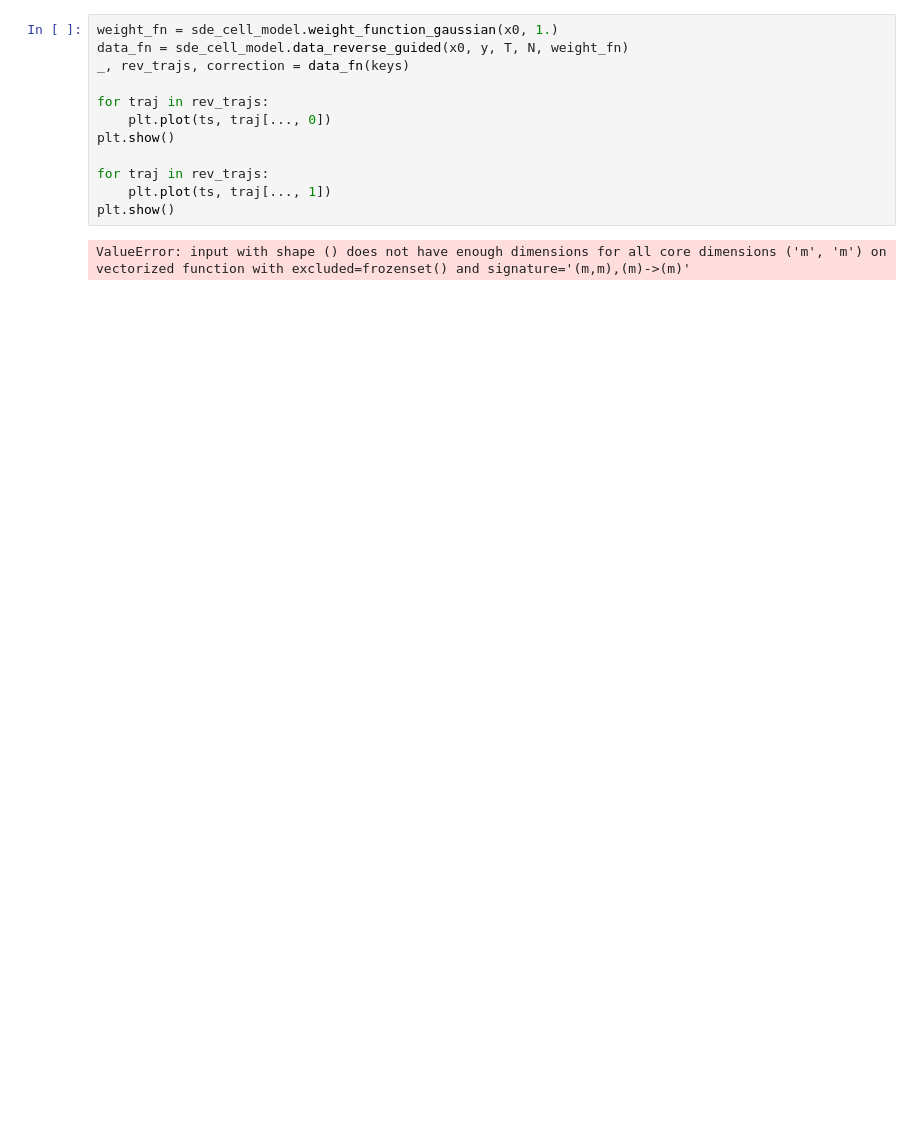
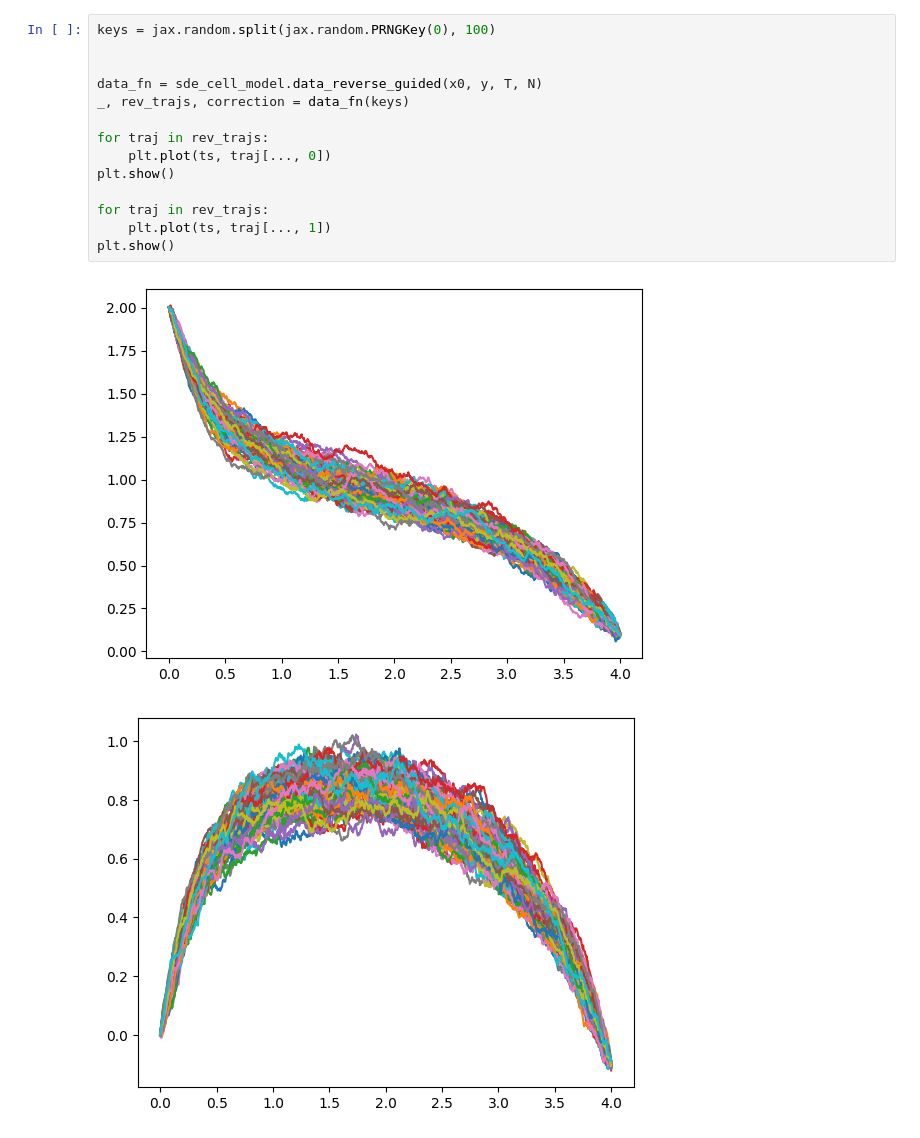
Before and after one commit to libbylbaker/forward_bridge, a Jupyter notebook: experiments/data_exploration/cell_model.ipynb, the cells around one changed output. Saved outputs shown, nothing was run; the diff lists cells and outputs as text; blank space fills up the shorter version.

```diff
--- a/experiments/data_exploration/cell_model.ipynb
+++ b/experiments/data_exploration/cell_model.ipynb
@@ -123,14 +84,17 @@ plt.show()
 # %%
-weight_fn = sde_cell_model.weight_function_gaussian(x0, 1.)
-data_fn = sde_cell_model.data_reverse_guided(x0, y, T, N, weight_fn)
+keys = jax.random.split(jax.random.PRNGKey(0), 100)
+
+
+data_fn = sde_cell_model.data_reverse_guided(x0, y, T, N)
 _, rev_trajs, correction = data_fn(keys)
 
 for traj in rev_trajs:
     plt.plot(ts, traj[..., 0])
 plt.show()
 
 for traj in rev_trajs:
     plt.plot(ts, traj[..., 1])
 plt.show()
 # %% [output]
-ValueError: input with shape () does not have enough dimensions for all core dimensions ('m', 'm') on vectorized function with excluded=frozenset() and signature='(m,m),(m)->(m)'
+[figure, added]
+[figure, added]
```
Also changed, not shown: parts of 6 cells of this notebook, 34 other files.
